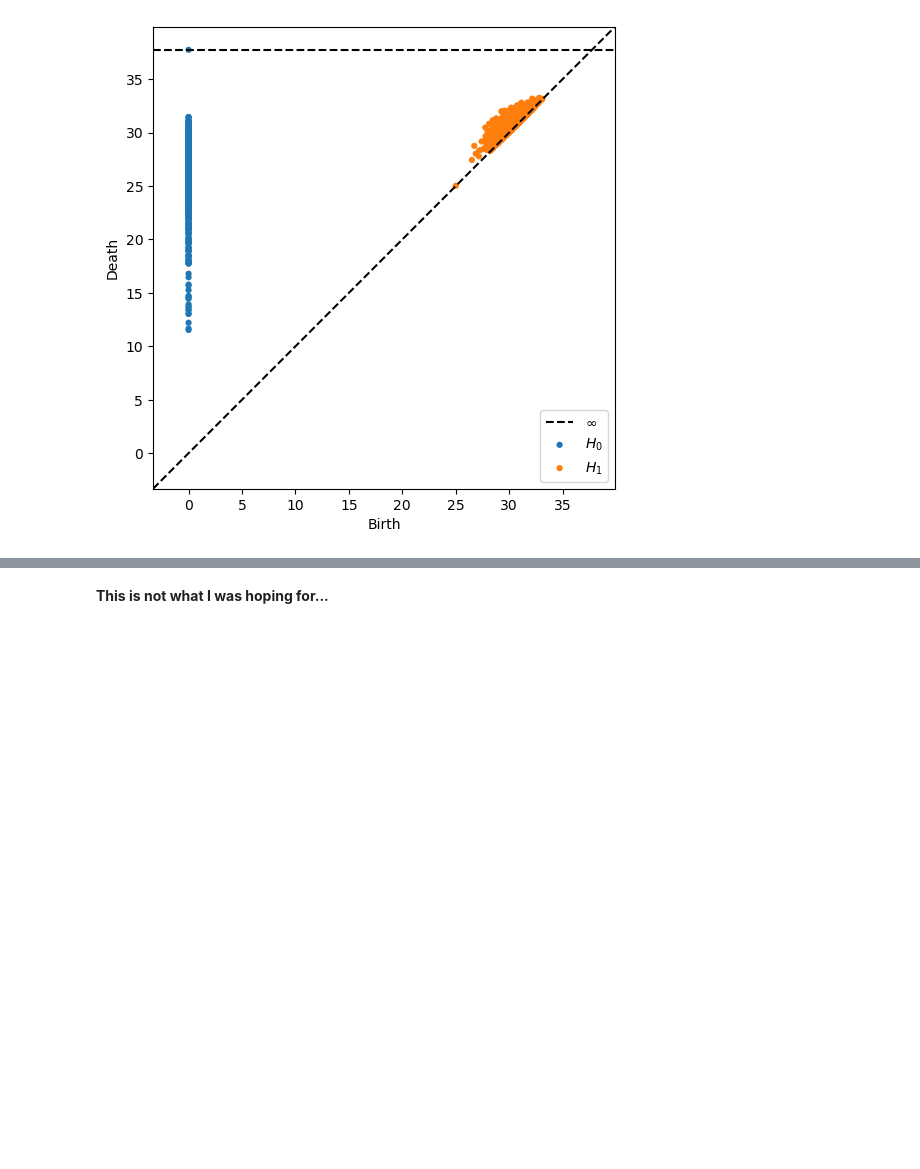
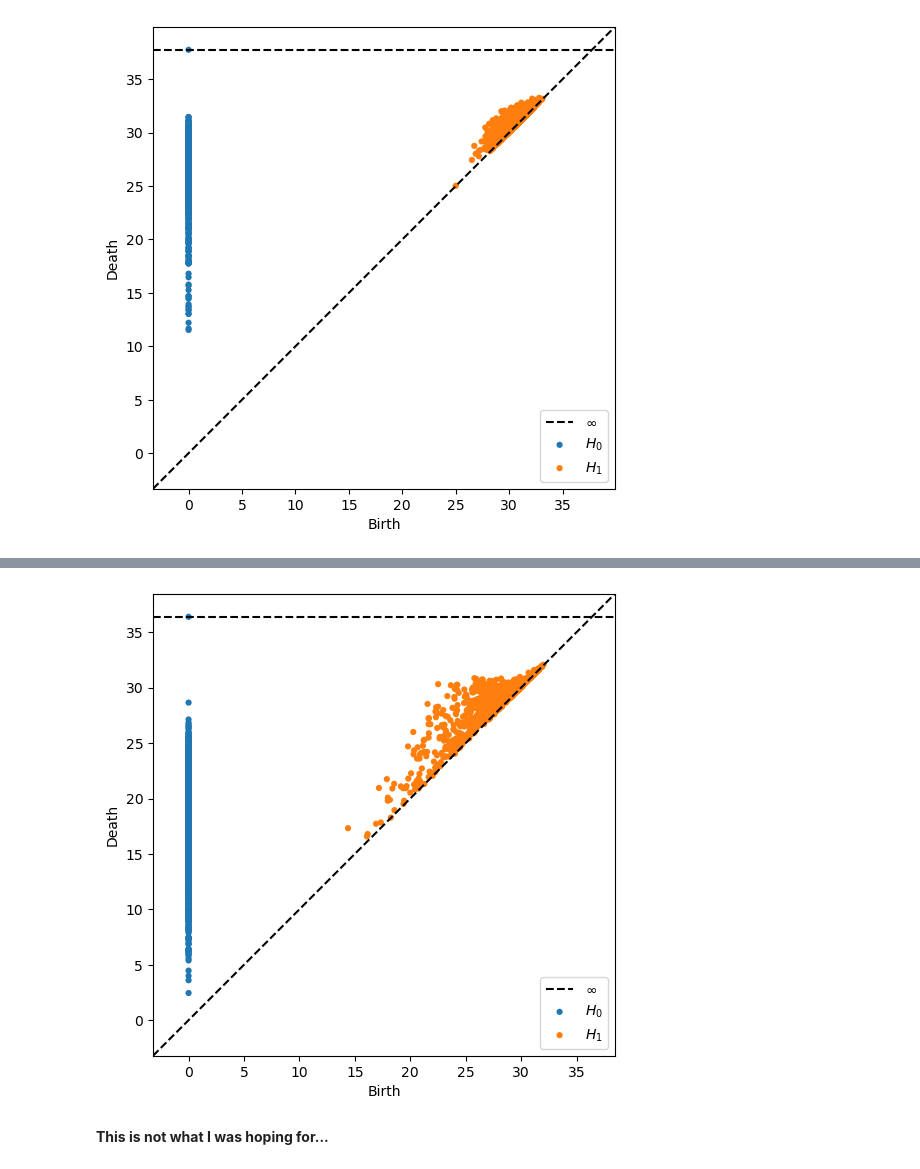
Before and after one commit to kyleormsby/persistent-symmetry, a Jupyter notebook: studentDemos/Olivia_demos/sineC2.ipynb, the cells around one changed output, grey strips where cells are left out. Drawn from its saved outputs; the diff is of its cells as text; code cells hidden in the pictures; blank space fills up the shorter version.

```diff
--- a/studentDemos/Olivia_demos/sineC2.ipynb
+++ b/studentDemos/Olivia_demos/sineC2.ipynb
@@ -187,3 +214,8 @@ plot_dgms(output)
+# %%
+output = pipeline_trans(image_function = sine, num_pixels = 80, window_size = 4, n_isos= 1000, x_translate = 5, y_translate = 5, maxdim=1, coeff=3)
+plot_dgms(output)
+# %% [output]
+[figure, added]
 # %% [markdown]
 **This is not what I was hoping for...**
 # %% [markdown]
```
Also changed, not shown: parts of 4 cells of this notebook, 1 other file.
